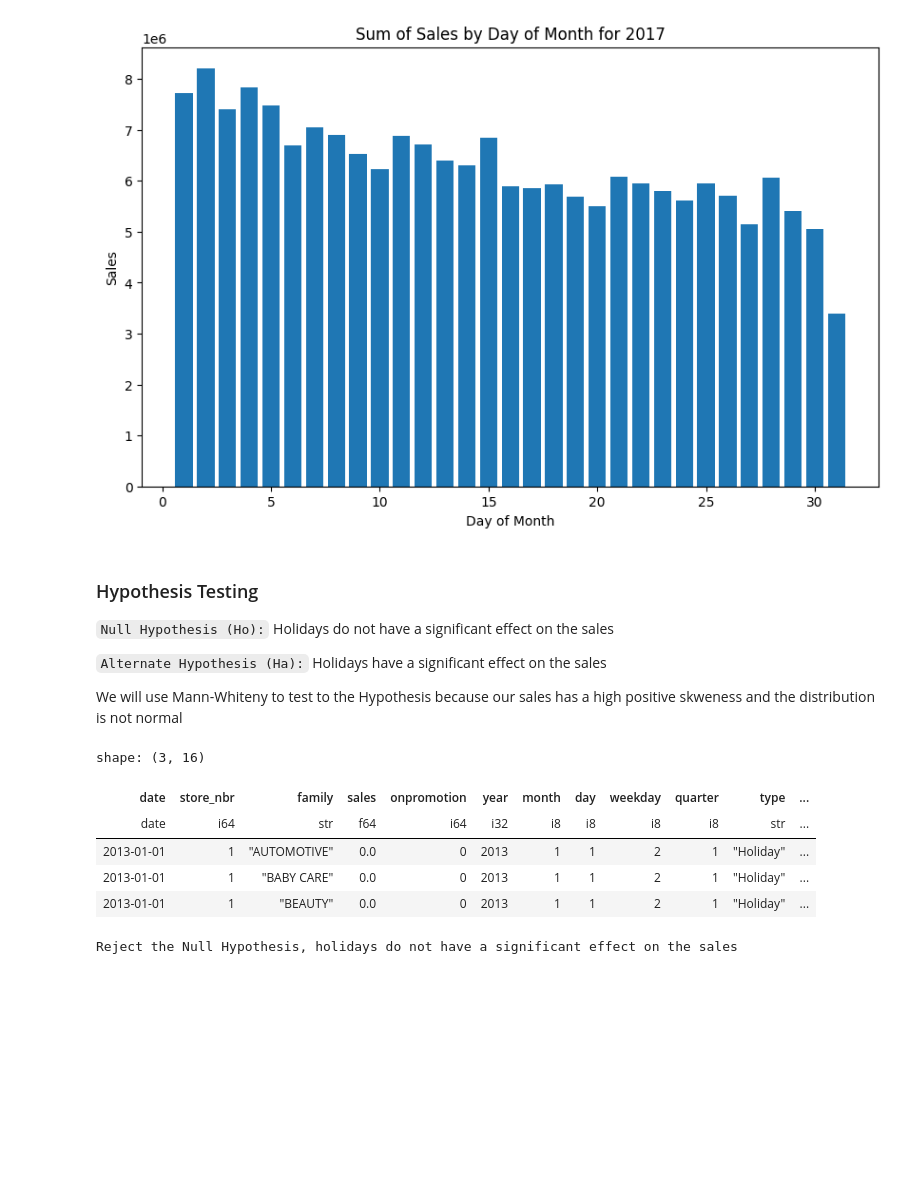
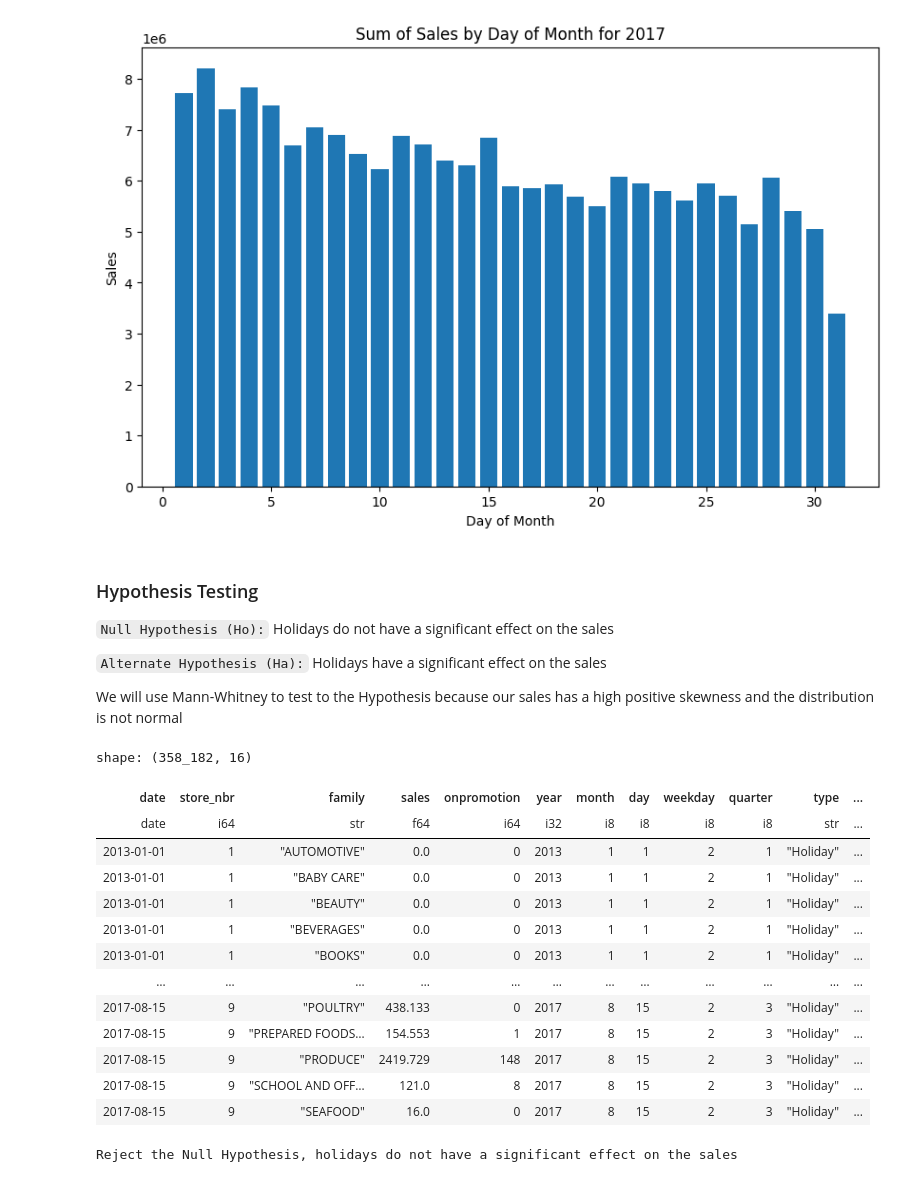
Before and after one commit to MumoMutiso/regression_collaboration, a Jupyter notebook: Time Series Regression Analysis.ipynb, the cells around one changed output. Saved outputs shown, nothing was run; the diff lists cells and outputs as text; code cells hidden in the pictures; blank space fills up the shorter version.

```diff
--- a/Time Series Regression Analysis.ipynb
+++ b/Time Series Regression Analysis.ipynb
@@ -1352,16 +1384,24 @@ for year in unique_years:
 
 `Alternate Hypothesis (Ha):` Holidays have a significant effect on the sales
 
-We will use Mann-Whiteny to test to the Hypothesis because our sales has a high positive skweness and the distribution is not normal
+We will use Mann-Whitney to test to the Hypothesis because our sales has a high positive skewness and the distribution is not normal
 # %%
-train_holiday_oil_df.head(3)
+train_holiday_oil_df
 # %% [output]
-shape: (3, 16)
+shape: (358_182, 16)
 | date | store_nbr | family | sales | onpromotion | year | month | day | weekday | quarter | type | ... |
 | date | i64 | str | f64 | i64 | i32 | i8 | i8 | i8 | i8 | str | ... |
 | 2013-01-01 | 1 | "AUTOMOTIVE" | 0.0 | 0 | 2013 | 1 | 1 | 2 | 1 | "Holiday" | ... |
 | 2013-01-01 | 1 | "BABY CARE" | 0.0 | 0 | 2013 | 1 | 1 | 2 | 1 | "Holiday" | ... |
 | 2013-01-01 | 1 | "BEAUTY" | 0.0 | 0 | 2013 | 1 | 1 | 2 | 1 | "Holiday" | ... |
+| 2013-01-01 | 1 | "BEVERAGES" | 0.0 | 0 | 2013 | 1 | 1 | 2 | 1 | "Holiday" | ... |
+| 2013-01-01 | 1 | "BOOKS" | 0.0 | 0 | 2013 | 1 | 1 | 2 | 1 | "Holiday" | ... |
+| … | … | … | … | … | … | … | … | … | … | … | ... |
+| 2017-08-15 | 9 | "POULTRY" | 438.133 | 0 | 2017 | 8 | 15 | 2 | 3 | "Holiday" | ... |
+| 2017-08-15 | 9 | "PREPARED FOODS… | 154.553 | 1 | 2017 | 8 | 15 | 2 | 3 | "Holiday" | ... |
+| 2017-08-15 | 9 | "PRODUCE" | 2419.729 | 148 | 2017 | 8 | 15 | 2 | 3 | "Holiday" | ... |
+| 2017-08-15 | 9 | "SCHOOL AND OFF… | 121.0 | 8 | 2017 | 8 | 15 | 2 | 3 | "Holiday" | ... |
+| 2017-08-15 | 9 | "SEAFOOD" | 16.0 | 0 | 2017 | 8 | 15 | 2 | 3 | "Holiday" | ... |
 # %%
 # Filter data for holidays (excluding transfers)
 holiday_types = ['Holiday', 'Bridge', 'Additional', 'Event']
```
Also changed, not shown: parts of 13 cells of this notebook.
